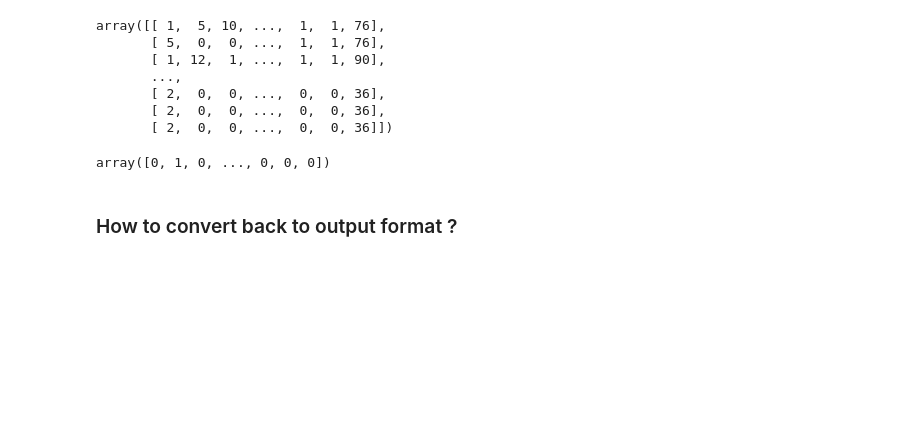
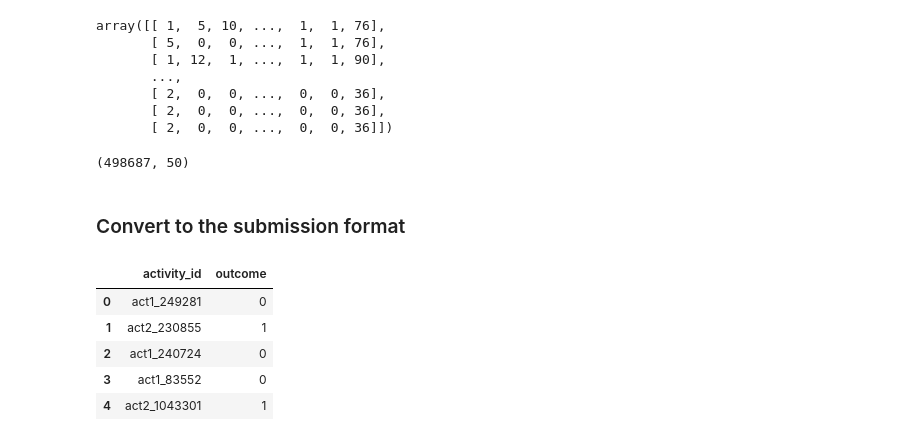
Before and after one commit to sakares/kaggle-redhat, a Jupyter notebook: bossgates-sandbox/sklearn_101.ipynb, the cells around one changed output. Drawn from its saved outputs; the diff is of its cells as text; code cells hidden in the pictures; blank space fills up the shorter version.

```diff
--- a/bossgates-sandbox/sklearn_101.ipynb
+++ b/bossgates-sandbox/sklearn_101.ipynb
@@ -363,6 +363,7 @@ merged_test_df.head(10)
 | 9 | ppl_10001 | act2_1971739 | 2022-11-28 | 5 | 0 | 0 | 0 | 0 | 0 | ... |
 10 rows × 54 columns
 # %%
+activity_id = list(merged_test_df.activity_id)
 test_dataset = merged_test_df.drop(['people_id','activity_id','date_x','date_y'], 1)
 # %%
 test_mat = np.array(test_dataset, dtype='int')
@@ -376,9 +377,22 @@ array([[ 1,  5, 10, ...,  1,  1, 76],
        [ 2,  0,  0, ...,  0,  0, 36],
        [ 2,  0,  0, ...,  0,  0, 36],
        [ 2,  0,  0, ...,  0,  0, 36]])
+# %%
+test_mat.shape
+# %% [output]
+(498687, 50)
 # %%
-classifier.predict(test_mat)
+ans = classifier.predict(test_mat)
-# %% [output]
-array([0, 1, 0, ..., 0, 0, 0])
-# %% [markdown]
-### How to convert back to output format ?
+# %% [markdown]
+### Convert to the submission format
+# %%
+output_df = pd.DataFrame({'activity_id' : activity_id, 'outcome': ans})
+# %%
+output_df.head(5)
+# %% [output]
+|  | activity_id | outcome |
+| 0 | act1_249281 | 0 |
+| 1 | act2_230855 | 1 |
+| 2 | act1_240724 | 0 |
+| 3 | act1_83552 | 0 |
+| 4 | act2_1043301 | 1 |
```
